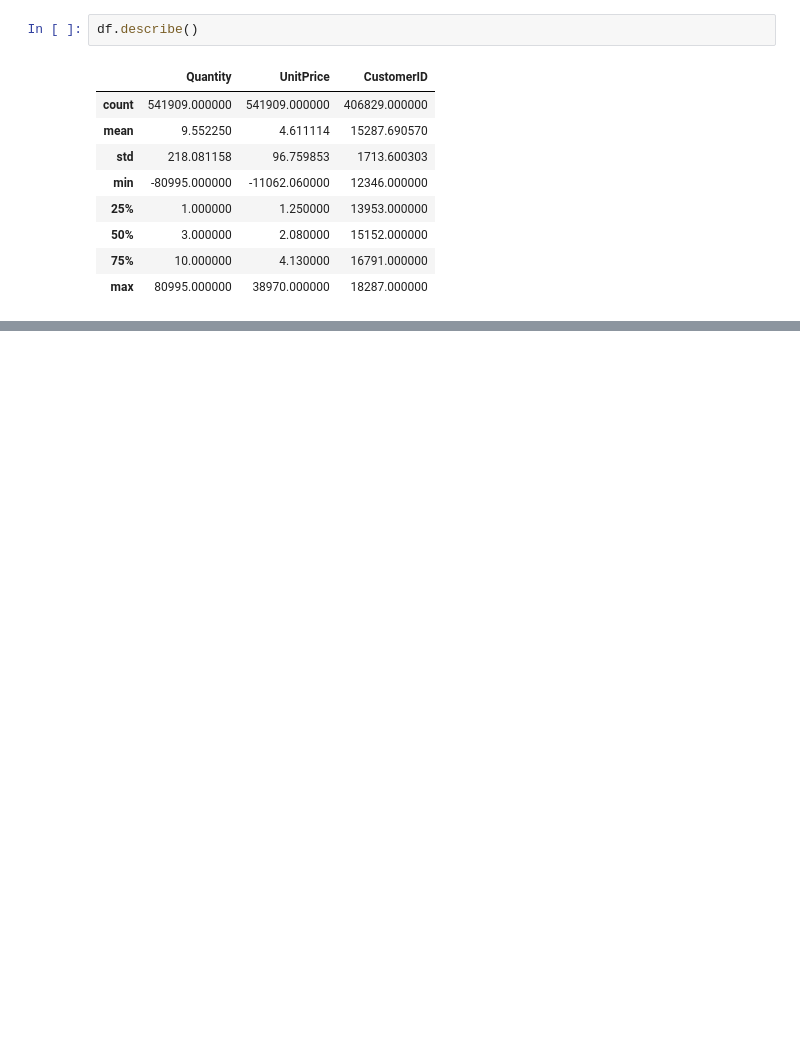
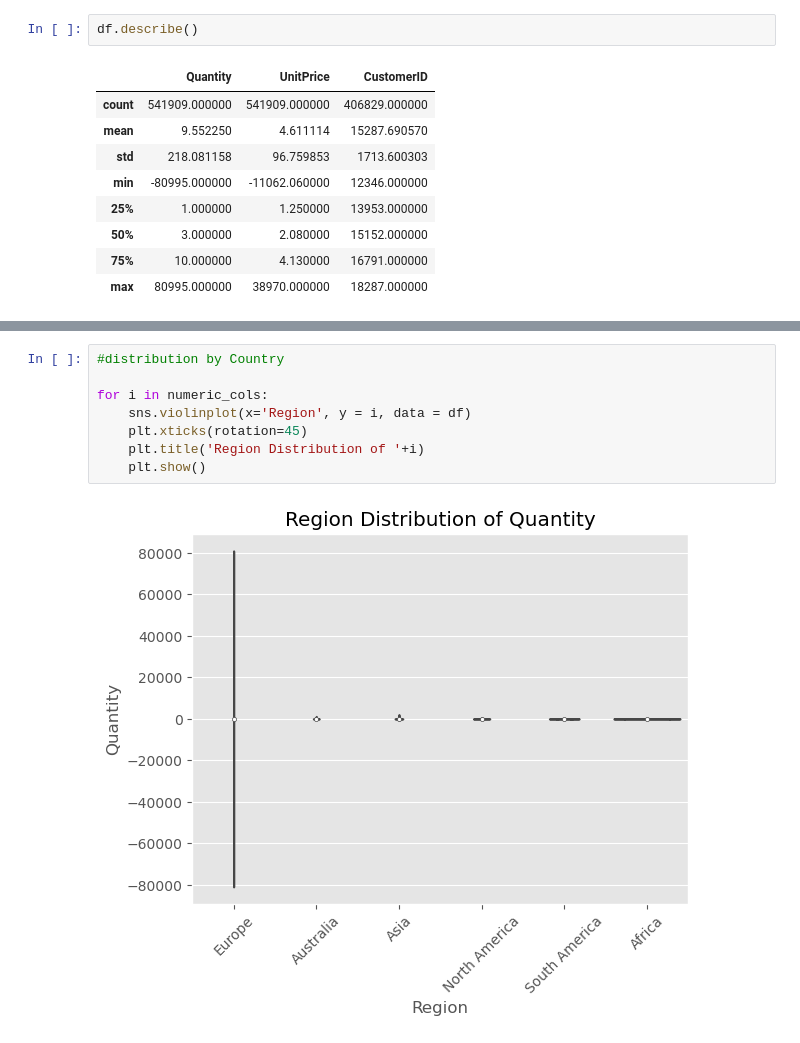
Before and after one commit to obaliuta/tata_retail_eda_visual, a Jupyter notebook: notebook.ipynb, the cells around one changed output, grey strips where cells are left out. Cells and saved outputs as stored; diff of their text form; blank space fills up the shorter version.

```diff
--- a/notebook.ipynb
+++ b/notebook.ipynb
@@ -144,0 +212,10 @@ numeric_cols
+# %%
+#distribution by Country
+
+for i in numeric_cols:
+    sns.violinplot(x='Region', y = i, data = df)
+    plt.xticks(rotation=45)
+    plt.title('Region Distribution of '+i)
+    plt.show()
+# %% [output]
+[figure, added]
```
Also changed, not shown: parts of 21 cells of this notebook.
